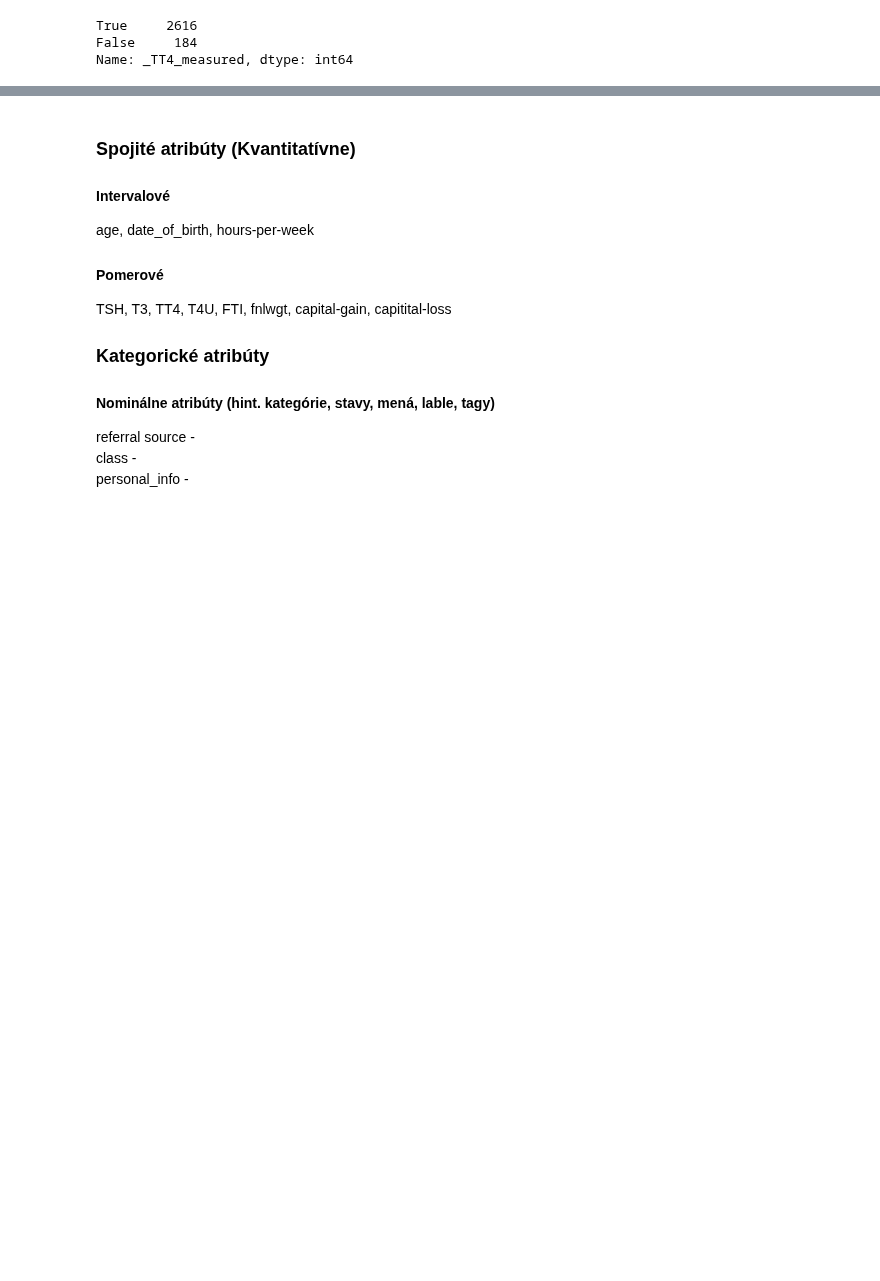
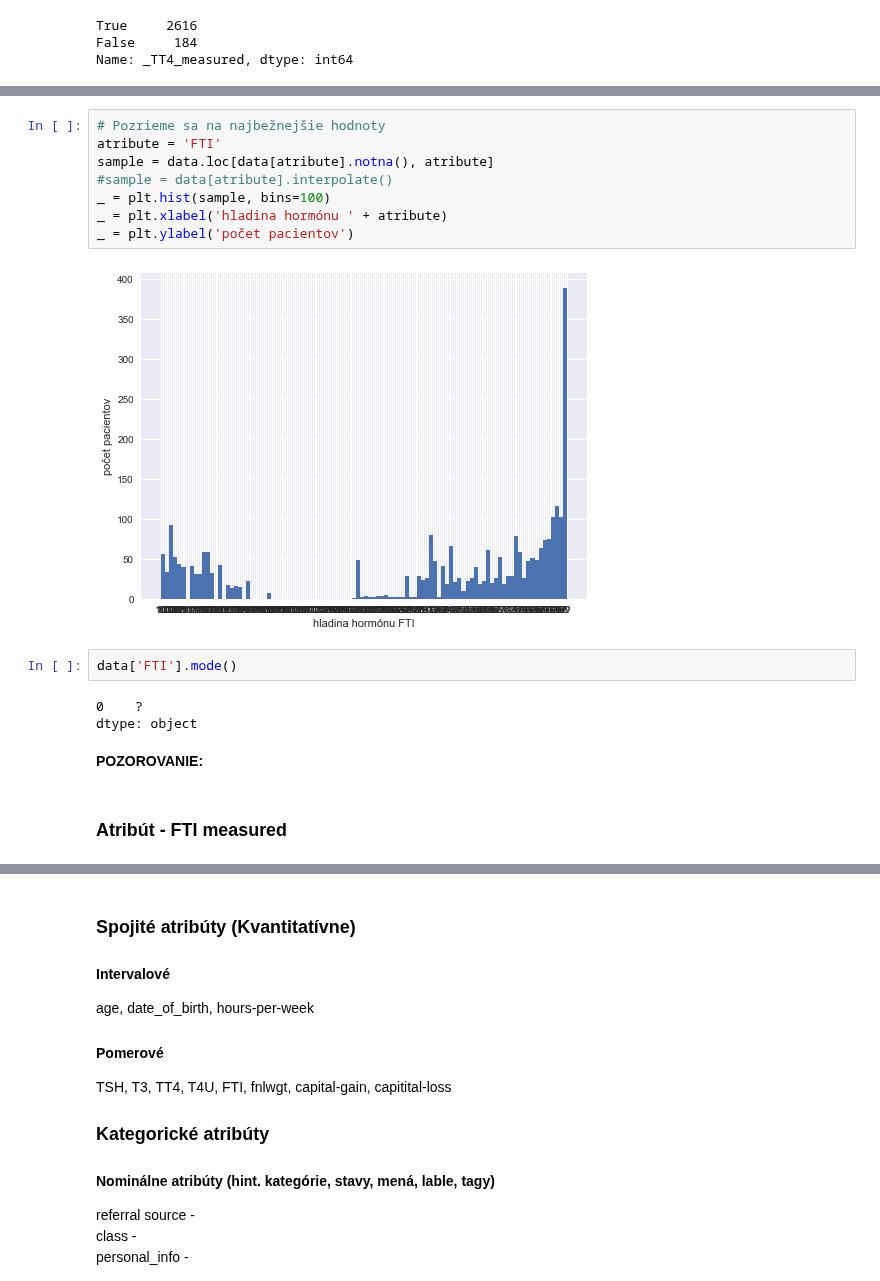
Before and after one commit to PeterJurkacek/IAU_2018_Jurkacek_Vyskoc, a Jupyter notebook: prieskumna_analyza.ipynb, the cells around one changed output, grey strips where cells are left out. Drawn from its saved outputs; the diff is of its cells as text; blank space fills up the shorter version.

Commit message:
added analyse of FTI, FTI measured, education, education-num, fnlwgt, class

```diff
--- a/prieskumna_analyza.ipynb
+++ b/prieskumna_analyza.ipynb
@@ -922,0 +932,19 @@ memory usage: 951.6+ KB
+# %%
+# Pozrieme sa na najbežnejšie hodnoty
+atribute = 'FTI'
+sample = data.loc[data[atribute].notna(), atribute]
+#sample = data[atribute].interpolate()
+_ = plt.hist(sample, bins=100)
+_ = plt.xlabel('hladina hormónu ' + atribute)
+_ = plt.ylabel('počet pacientov')
+# %% [output]
+[figure, added]
+# %%
+data['FTI'].mode()
+# %% [output]
+0    ?
+dtype: object
+# %% [markdown]
+**POZOROVANIE:**
+# %% [markdown]
+### Atribút - FTI measured
```
Also changed, not shown: parts of 52 cells of this notebook, 2 other files.
